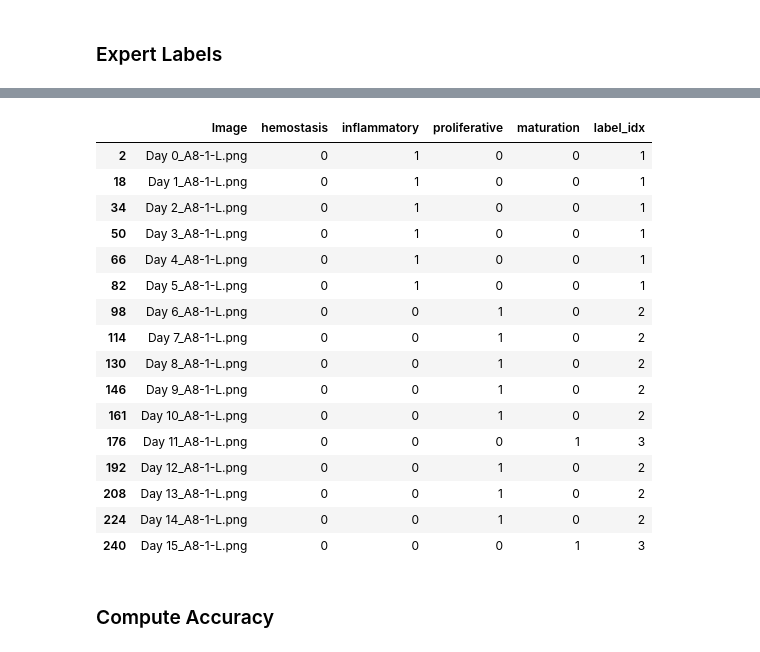
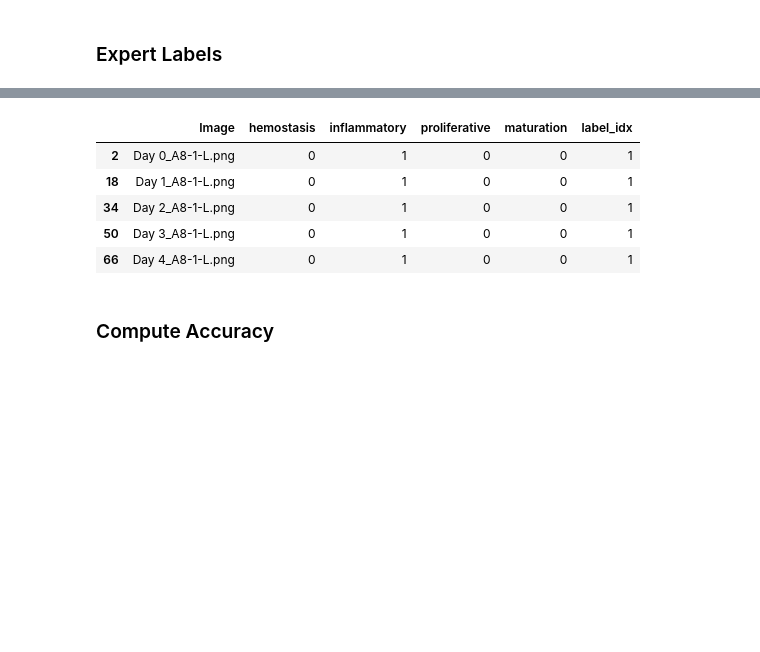
Before and after one commit to Fan-Lu/DeepMapper, a Jupyter notebook: jupyters/DeepMapper_Results.ipynb, the cells around one changed output, grey strips where cells are left out. Saved outputs shown, nothing was run; the diff lists cells and outputs as text; code cells hidden in the pictures; blank space fills up the shorter version.

```diff
--- a/jupyters/DeepMapper_Results.ipynb
+++ b/jupyters/DeepMapper_Results.ipynb
@@ -79,24 +94,13 @@ expert_labels
 254 rows × 6 columns
 # %%
 # test labels
-expert_labels[expert_labels['Image'].isin(data_df['Image'])]
+expert_labels[expert_labels['Image'].isin(data_df['Image'])].head()
 # %% [output]
 |  | Image | hemostasis | inflammatory | proliferative | maturation | label_idx |
 | 2 | Day 0_A8-1-L.png | 0 | 1 | 0 | 0 | 1 |
 | 18 | Day 1_A8-1-L.png | 0 | 1 | 0 | 0 | 1 |
 | 34 | Day 2_A8-1-L.png | 0 | 1 | 0 | 0 | 1 |
 | 50 | Day 3_A8-1-L.png | 0 | 1 | 0 | 0 | 1 |
 | 66 | Day 4_A8-1-L.png | 0 | 1 | 0 | 0 | 1 |
-| 82 | Day 5_A8-1-L.png | 0 | 1 | 0 | 0 | 1 |
-| 98 | Day 6_A8-1-L.png | 0 | 0 | 1 | 0 | 2 |
-| 114 | Day 7_A8-1-L.png | 0 | 0 | 1 | 0 | 2 |
-| 130 | Day 8_A8-1-L.png | 0 | 0 | 1 | 0 | 2 |
-| 146 | Day 9_A8-1-L.png | 0 | 0 | 1 | 0 | 2 |
-| 161 | Day 10_A8-1-L.png | 0 | 0 | 1 | 0 | 2 |
-| 176 | Day 11_A8-1-L.png | 0 | 0 | 0 | 1 | 3 |
-| 192 | Day 12_A8-1-L.png | 0 | 0 | 1 | 0 | 2 |
-| 208 | Day 13_A8-1-L.png | 0 | 0 | 1 | 0 | 2 |
-| 224 | Day 14_A8-1-L.png | 0 | 0 | 1 | 0 | 2 |
-| 240 | Day 15_A8-1-L.png | 0 | 0 | 0 | 1 | 3 |
 # %% [markdown]
 ### Compute Accuracy
```
Also changed, not shown: parts of 23 cells of this notebook.
